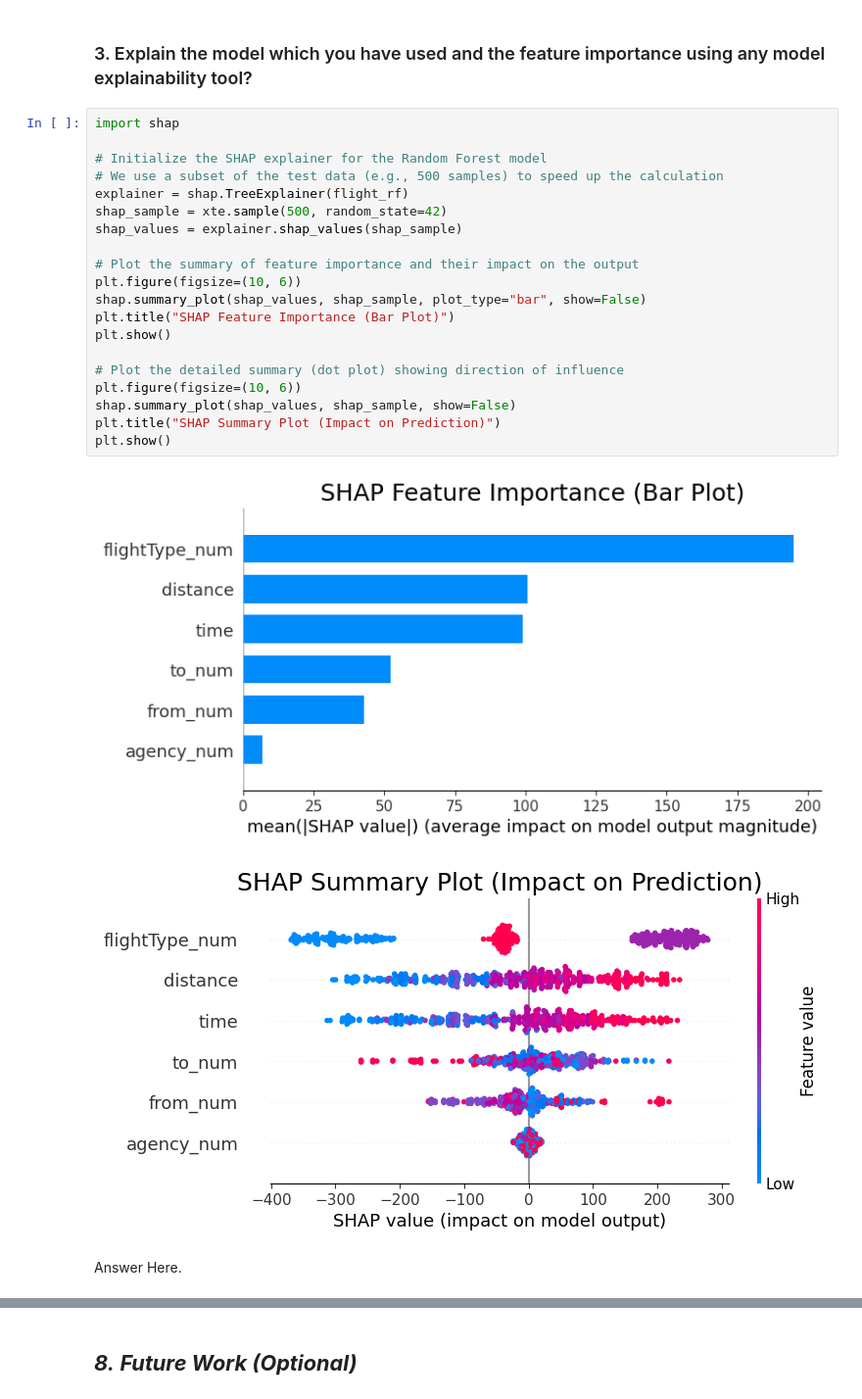
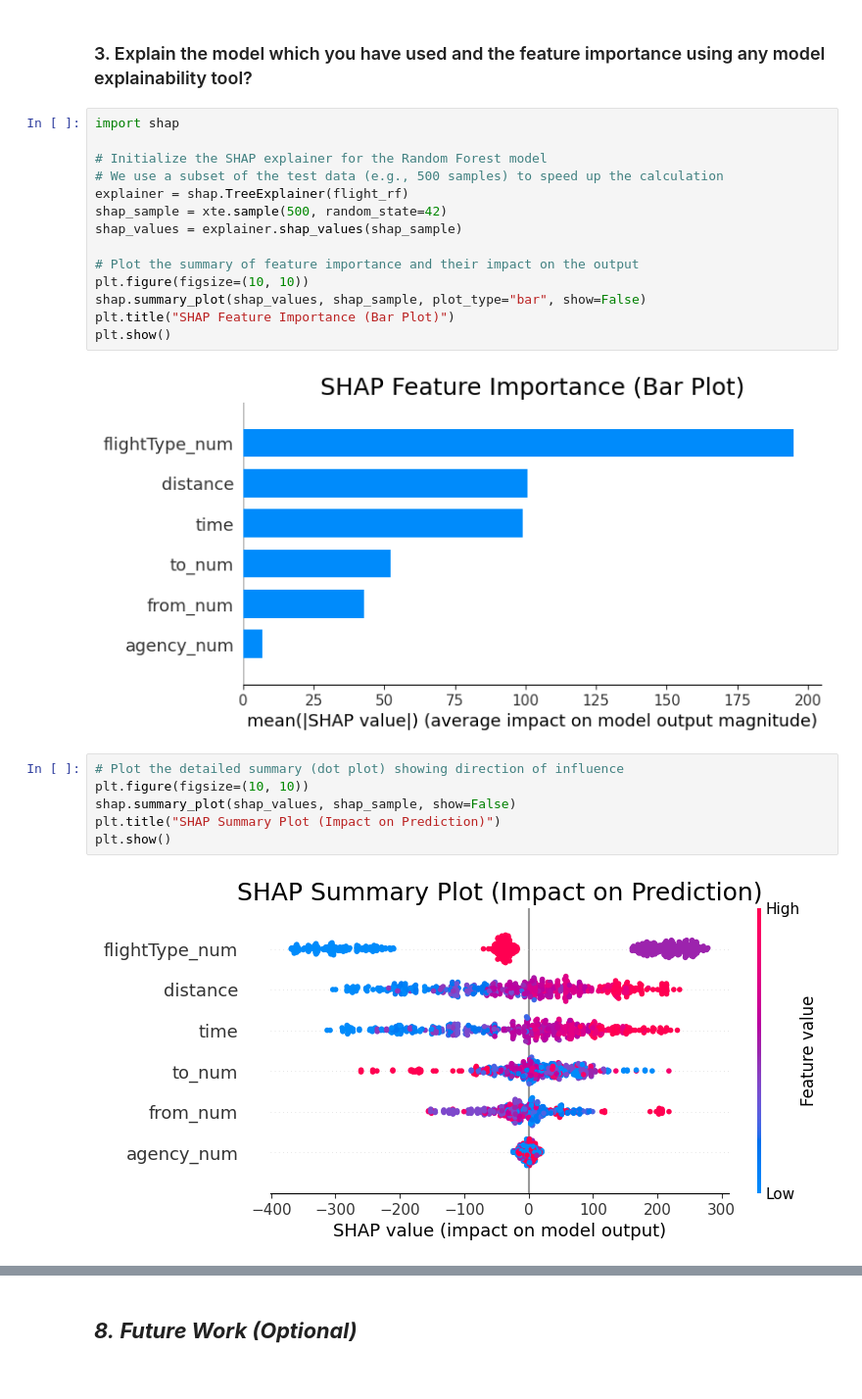
Before and after one commit to amol004/Voyage-Analytics-Integrating-MLOps-in-Travel, a Jupyter notebook: Capstone_Project_Productionization_of_ML_Systems.ipynb, the cells around one changed output, grey strips where cells are left out. Shown at 98% size. Drawn from its saved outputs; the diff is of its cells as text.

```diff
--- a/Capstone_Project_Productionization_of_ML_Systems.ipynb
+++ b/Capstone_Project_Productionization_of_ML_Systems.ipynb
@@ -1618,18 +1618,17 @@ shap_sample = xte.sample(500, random_state=42)
 shap_values = explainer.shap_values(shap_sample)
 
 # Plot the summary of feature importance and their impact on the output
-plt.figure(figsize=(10, 6))
+plt.figure(figsize=(10, 10))
 shap.summary_plot(shap_values, shap_sample, plot_type="bar", show=False)
 plt.title("SHAP Feature Importance (Bar Plot)")
 plt.show()
-
-# Plot the detailed summary (dot plot) showing direction of influence
-plt.figure(figsize=(10, 6))
-shap.summary_plot(shap_values, shap_sample, show=False)
-plt.title("SHAP Summary Plot (Impact on Prediction)")
-plt.show()
 # %% [output]
 [figure]
-[figure, removed]
-# %% [markdown]
-Answer Here.
+# %%
+# Plot the detailed summary (dot plot) showing direction of influence
+plt.figure(figsize=(10, 10))
+shap.summary_plot(shap_values, shap_sample, show=False)
+plt.title("SHAP Summary Plot (Impact on Prediction)")
+plt.show()
+# %% [output]
+[figure, added]
```
Also changed, not shown: parts of 6 cells of this notebook.
